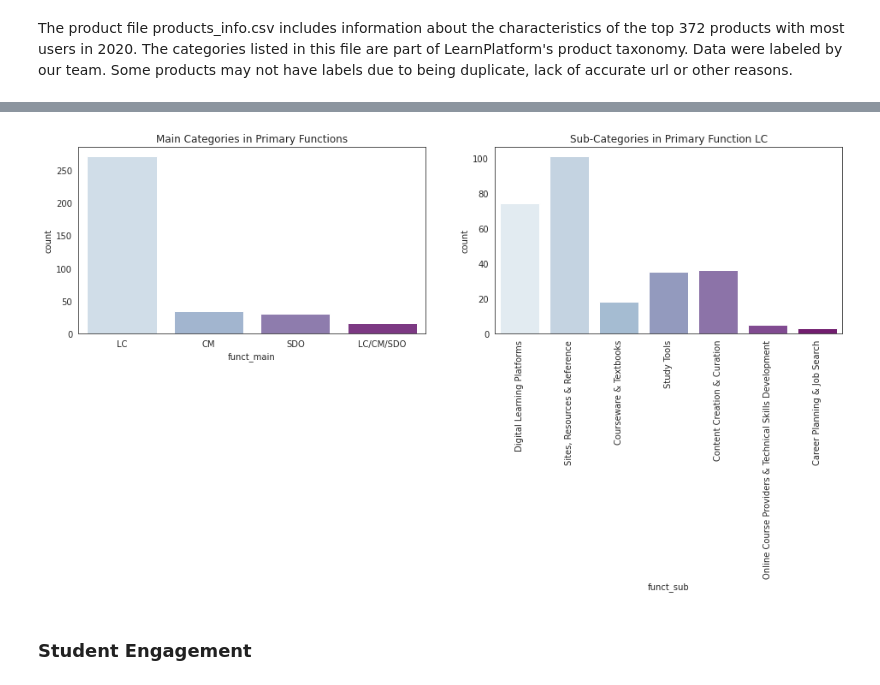
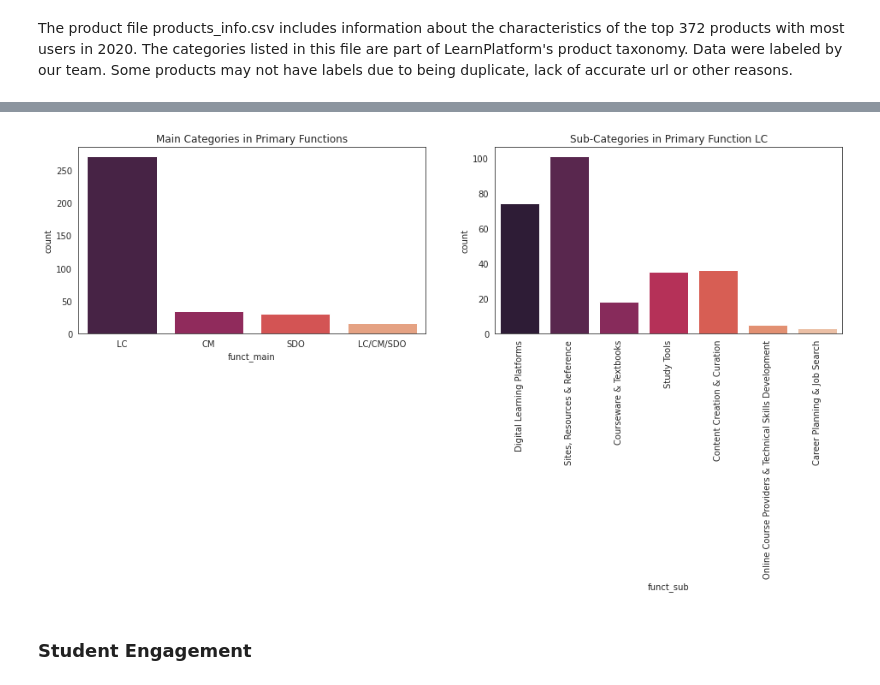
Before and after one commit to tramyynt/COVID-19-impact-on-Digital-Learning, a Jupyter notebook: Covid_19_Impact_on_Digital_Learning_.ipynb, the cells around one changed output, grey strips where cells are left out. Cells and saved outputs as stored; diff of their text form; code cells hidden in the pictures.

```diff
--- a/Covid_19_Impact_on_Digital_Learning_.ipynb
+++ b/Covid_19_Impact_on_Digital_Learning_.ipynb
@@ -484,15 +490,15 @@ fig.show()
 [interactive output not drawn]
 # %%
 fig, ax = plt.subplots(1, 2, figsize=(16,4))
-sns.countplot(data=products, x='funct_main', palette ='BuPu', ax=ax[0])
+sns.countplot(data=products, x='funct_main', palette ='rocket', ax=ax[0])
 ax[0].set_title('Main Categories in Primary Functions')
 
-sns.countplot(data=products[products['funct_main'] == 'LC'], x='funct_sub', palette ='BuPu', ax=ax[1])
+sns.countplot(data=products[products['funct_main'] == 'LC'], x='funct_sub', palette ='rocket', ax=ax[1])
 ax[1].set_title('Sub-Categories in Primary Function LC')
 ax[1].set_xticklabels(ax[1].get_xticklabels(), rotation=90)
 plt.show()
 # %% [output]
-[figure, old version]
+[figure, new version]
 # %% [markdown]
 ### Student Engagement
 # %% [markdown]
```
Also changed, not shown: parts of 21 cells of this notebook.
